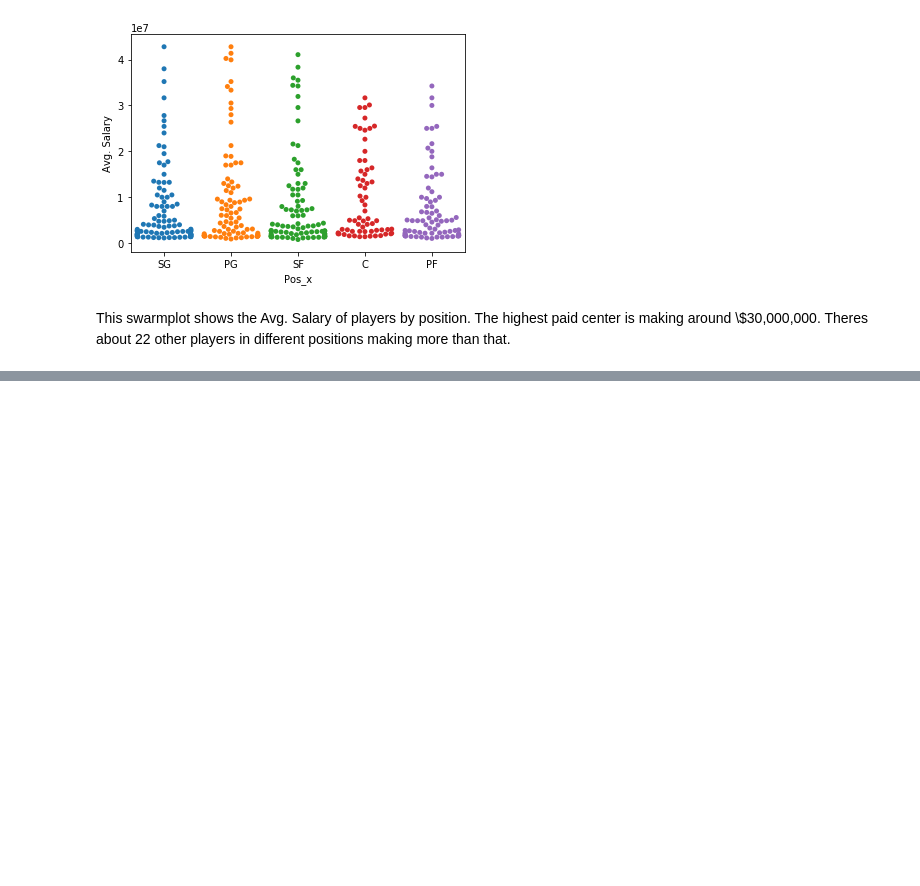
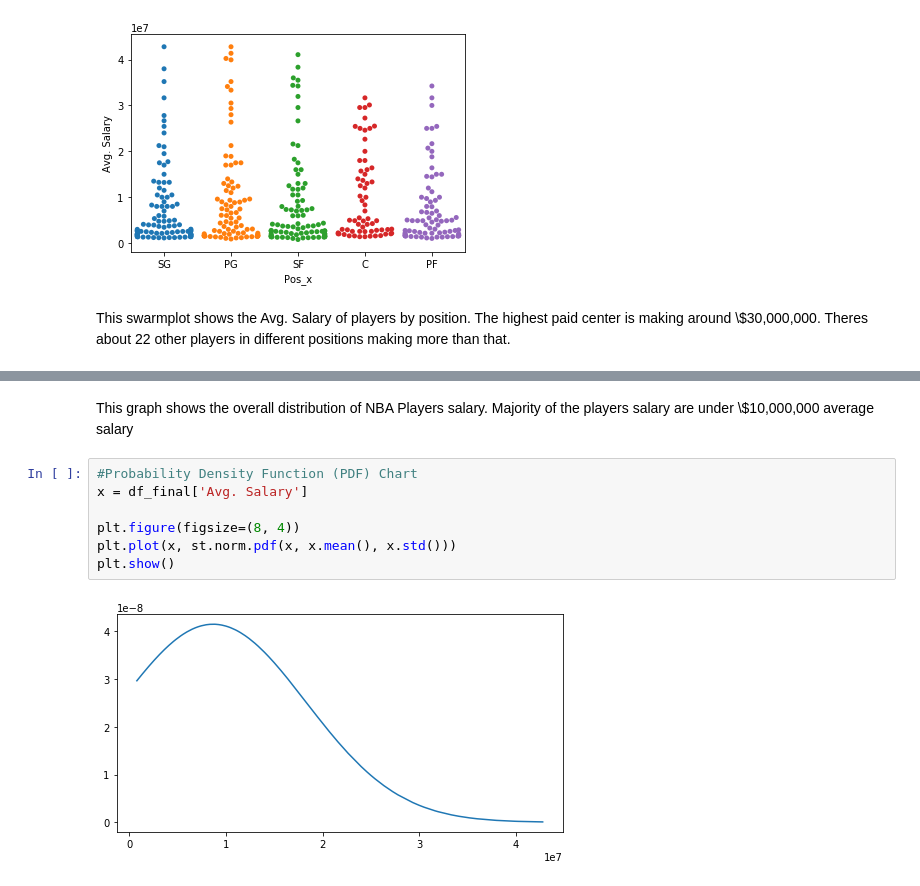
Before and after one commit to terrenceturner/NBA-Salary-Prediction, a Jupyter notebook: Predicting NBA Players' Salaries.ipynb, the cells around one changed output, grey strips where cells are left out. Saved outputs shown, nothing was run; the diff lists cells and outputs as text; blank space fills up the shorter version.

```diff
--- a/Predicting NBA Players' Salaries.ipynb
+++ b/Predicting NBA Players' Salaries.ipynb
@@ -1056,0 +1143,11 @@ This swarmplot shows the Avg. Salary of players by position. The highest paid ce
+# %% [markdown]
+This graph shows the overall distribution of NBA Players salary. Majority of the players salary are under \\$10,000,000 average salary
+# %%
+#Probability Density Function (PDF) Chart
+x = df_final['Avg. Salary']
+
+plt.figure(figsize=(8, 4))
+plt.plot(x, st.norm.pdf(x, x.mean(), x.std()))
+plt.show()
+# %% [output]
+[figure, added]
```
Also changed, not shown: parts of 62 cells of this notebook, 1 other file.
